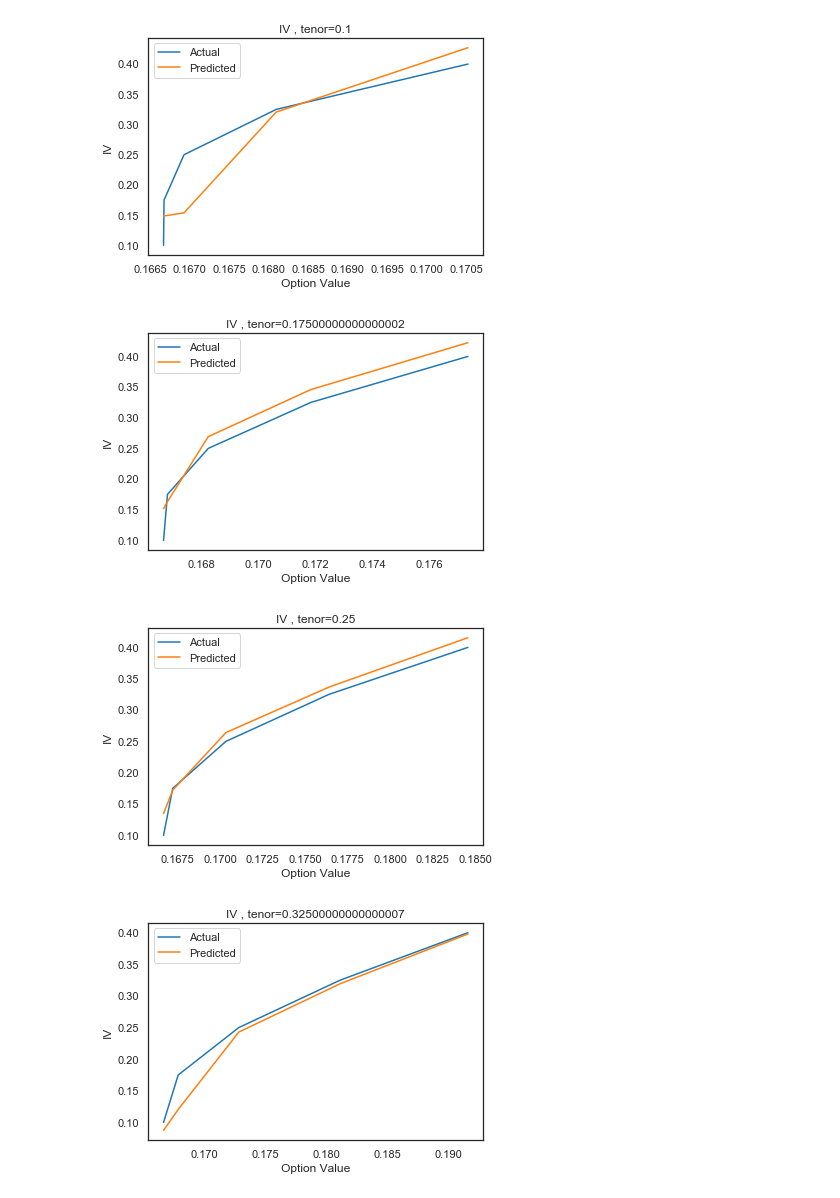
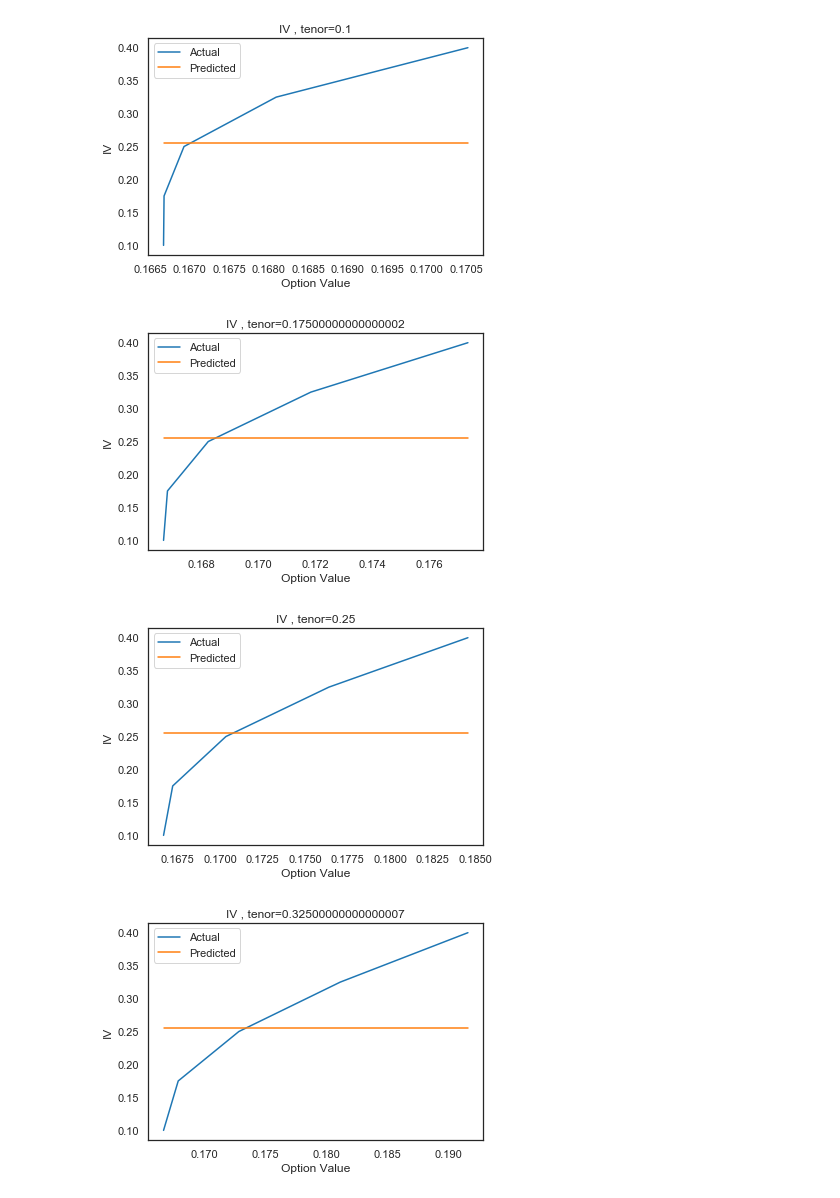
Before and after one commit to suren777/MLtraining, a Jupyter notebook: BlackScholesCalibrator.ipynb, the cells around one changed output. Saved outputs shown, nothing was run; the diff lists cells and outputs as text; code cells hidden in the pictures.

```diff
--- a/BlackScholesCalibrator.ipynb
+++ b/BlackScholesCalibrator.ipynb
@@ -77,7 +77,7 @@ def create_model(h_layers, h_units, modelFile = None):
     for _ in range(h_layers):
         layers += add_normalized_layer(h_units, activation='relu')
     layers += [k.layers.Dense(units=h_units//2, activation='relu')]
-    layers += [k.layers.Dense(units=1, activation='linear', use_bias=False)]
+    layers += [k.layers.Dense(units=1)]
     model = k.models.Sequential(layers)
     optimizer = k.optimizers.RMSprop(lr=0.001, clipnorm=5)
     model.compile(optimizer=optimizer, loss='mse')
@@ -87,44 +87,17 @@ def create_model(h_layers, h_units, modelFile = None):
         except:
             pass
     return model
-
-def create_multy_model(h_layers, h_units, modelFile = None, activation='relu'):
-    input = k.layers.Input(shape=(4,))
-    seq_1 = k.layers.Dense(units=h_units//4,  activation=activation)(input)
-    seq_2 = k.layers.Dense(units=h_units//4,  activation=activation)(input)
-    seq_3 = k.layers.Dense(units=h_units//4,  activation=activation)(input)
-    seq_4 = k.layers.Dense(units=h_units//4,  activation=activation)(input)
-    for i in range(h_layers):
-        seq_1 = k.layers.Dense(units=h_units//4,  activation=activation)(seq_1)
-        seq_2 = k.layers.Dense(units=h_units//4,  activation=activation)(seq_2)
-        seq_3 = k.layers.Dense(units=h_units//4,  activation=activation)(seq_3)
-        seq_4 = k.layers.Dense(units=h_units//4,  activation=activation)(seq_4)
-
-    connect = k.layers.Concatenate()([seq_1, seq_2, seq_3, seq_4])
-
-    reduce = k.layers.Dense(units=h_units//4,  activation=activation)(connect)
-
-    final = k.layers.Dense(1)(reduce)
-    model = k.models.Model(inputs=[input], outputs=[final])
-    optimizer = k.optimizers.RMSprop(lr=0.001, clipnorm=5)
-    model.compile(optimizer=optimizer, loss='mse')
-    if modelFile is not None:
-        try:
-            model.load_weights(modelFile)
-        except:
-            pass
-    return model
 # %%
 
 generator = VolSequence(20,512)
 val_generator = VolSequence(5, 5**4)
 # %%
 modelFile = 'bsCalibratorModel.hdf5'
-layers = 16
-hidden_units = 512
-model = create_multy_model(layers, hidden_units, modelFile)
+layers = 8
+hidden_units = 256
+model = create_model(layers, hidden_units, modelFile)
 
-epochs = 100
+epochs = 0
 
 checkpoint = k.callbacks.ModelCheckpoint(modelFile, monitor='val_loss')
 tensorboard = k.callbacks.TensorBoard(log_dir='LOGS\\{}'.format(time()), histogram_freq=10, write_graph=True)
@@ -136,26 +113,26 @@ Epoch 1/100
 # %%
 mat = np.linspace(0.1, 0.4, 5)
-model = create_multy_model(layers, hidden_units, modelFile)
+model = create_model(layers, hidden_units, modelFile)
 import seaborn as sns
 sns.set_context('notebook')
 sns.set_style('white')
 for i in range(5):
     f, strike, t, vol = [1.2], [1], [mat[i]], np.linspace(0.1,0.4, 5)
     inputs = np.array(np.meshgrid(f, strike, t, vol)).T.reshape(-1, 4)
 
     prices = blackScholesPriceTrue(inputs[:, 0], inputs[:, 1], inputs[:, 2], inputs[:, 3])
     vols = inputs[:,[-1]].flatten()
     inputs[:, -1] = prices
     pred_vols = model.predict(inputs)
     plt.figure(i)
     plt.title("IV , tenor={}".format(vols[i]))
     plt.plot(prices, vols, label='Actual')
     plt.plot(prices, pred_vols, label='Predicted')
     plt.xlabel("Option Value")
     plt.ylabel("IV")
     plt.legend()
 # %% [output]
-[figure, old version]
+[figure, new version]
-[figure, old version]
+[figure, new version]
-[figure, old version]
+[figure, new version]
-[figure, old version]
+[figure, new version]
```
Also changed, not shown: parts of 3 cells of this notebook, 2 other files.
